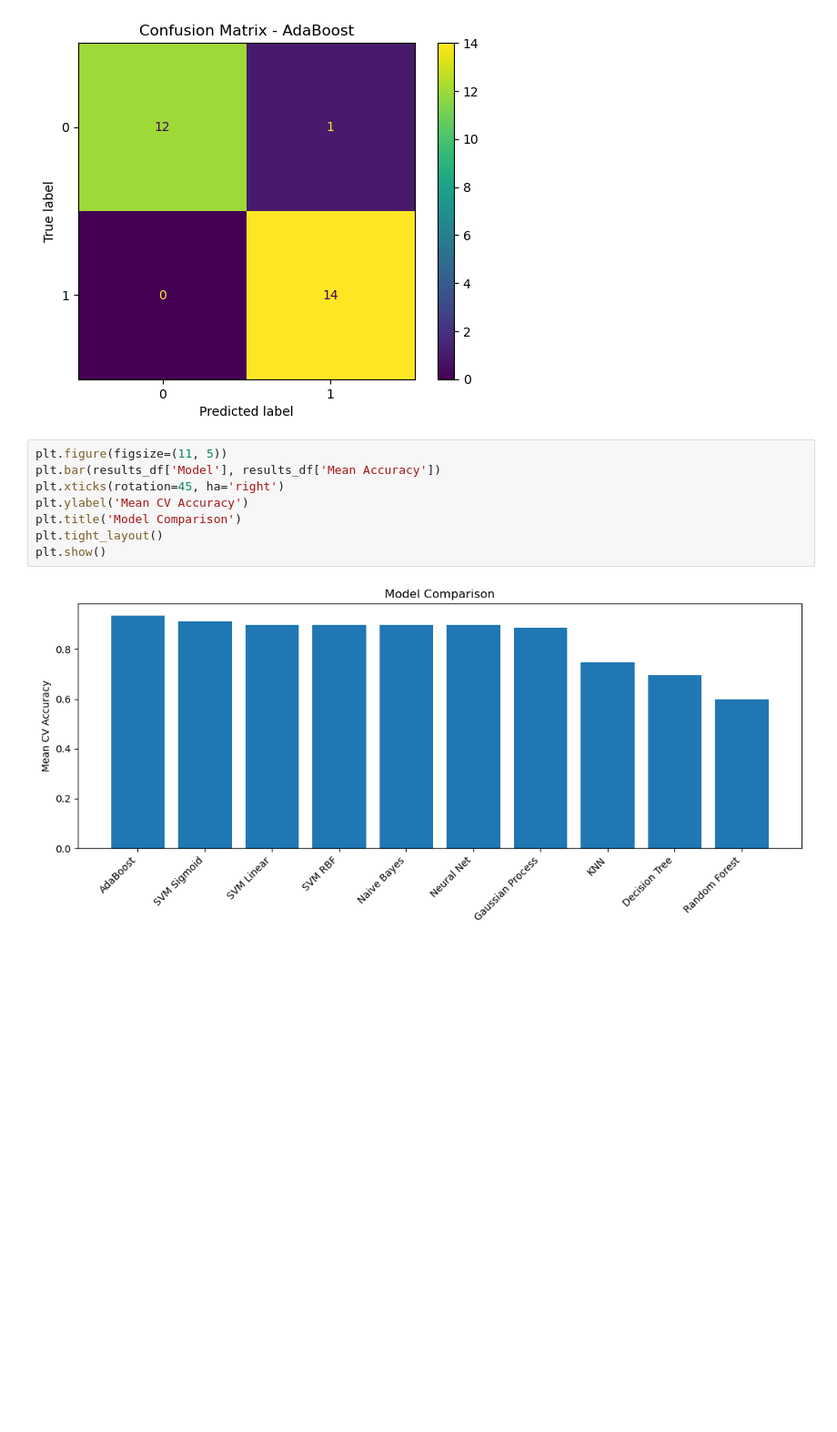
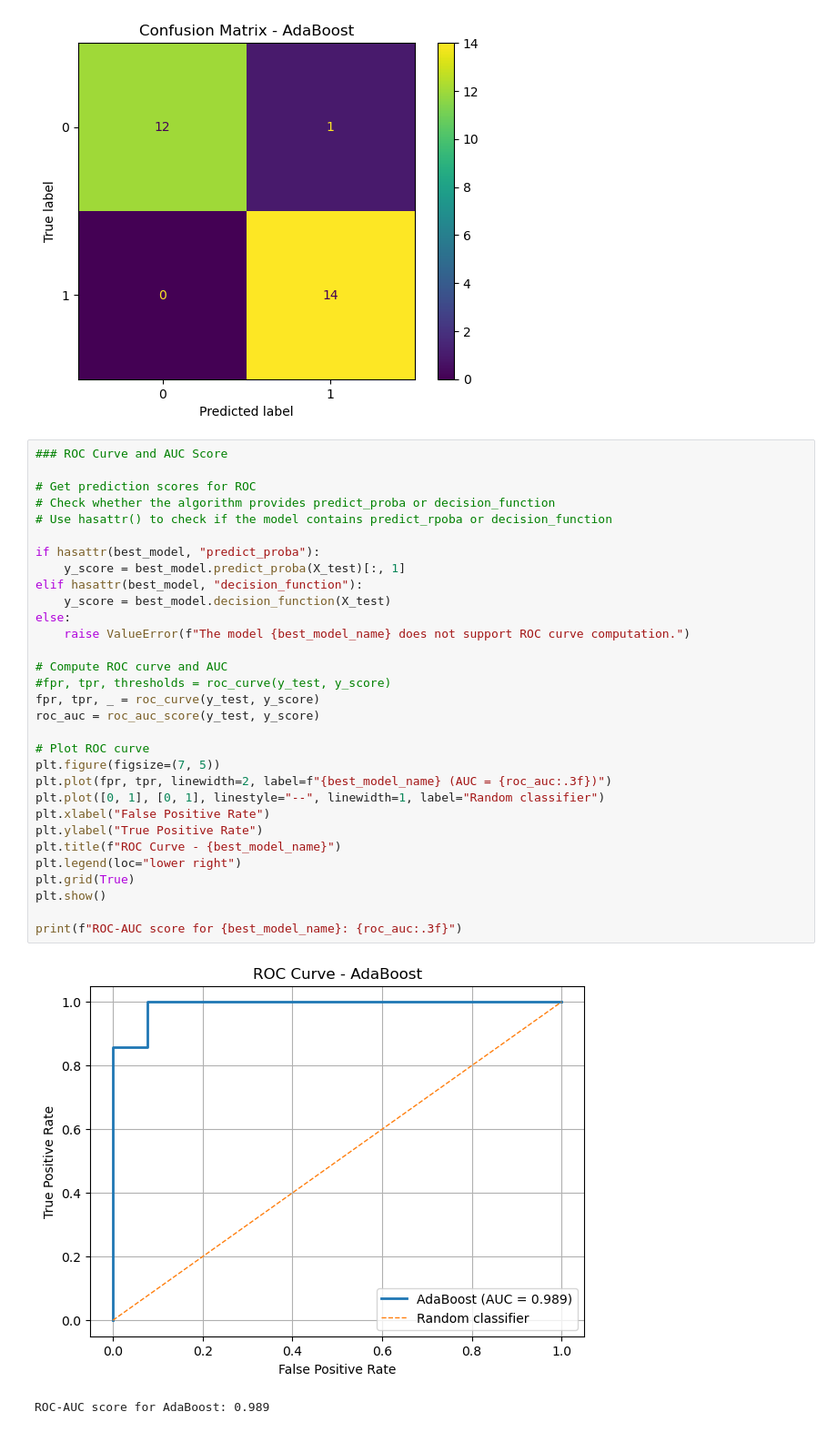
Before and after one commit to anto-silve/dna-promoter-classification, a Jupyter notebook: notebooks/dna_promoter_classification.ipynb, the cells around one changed output. Shown at 91% size. Saved outputs shown, nothing was run; the diff lists cells and outputs as text; blank space fills up the shorter version.

```diff
--- a/notebooks/dna_promoter_classification.ipynb
+++ b/notebooks/dna_promoter_classification.ipynb
@@ -319,14 +309,38 @@ plt.title(f"Confusion Matrix - {best_model_name}")
 plt.show()
 # %% [output]
 [figure]
-# %%
-plt.figure(figsize=(11, 5))
-plt.bar(results_df['Model'], results_df['Mean Accuracy'])
-plt.xticks(rotation=45, ha='right')
-plt.ylabel('Mean CV Accuracy')
-plt.title('Model Comparison')
-plt.tight_layout()
-plt.show()
-# %% [output]
-[figure, removed]
+# %%
+### ROC Curve and AUC Score
+
+# Get prediction scores for ROC
+# Check whether the algorithm provides predict_proba or decision_function
+# Use hasattr() to check if the model contains predict_rpoba or decision_function
+
+if hasattr(best_model, "predict_proba"):
+    y_score = best_model.predict_proba(X_test)[:, 1]
+elif hasattr(best_model, "decision_function"):
+    y_score = best_model.decision_function(X_test)
+else:
+    raise ValueError(f"The model {best_model_name} does not support ROC curve computation.")
+
+# Compute ROC curve and AUC
+#fpr, tpr, thresholds = roc_curve(y_test, y_score)
+fpr, tpr, _ = roc_curve(y_test, y_score)
+roc_auc = roc_auc_score(y_test, y_score)
+
+# Plot ROC curve
+plt.figure(figsize=(7, 5))
+plt.plot(fpr, tpr, linewidth=2, label=f"{best_model_name} (AUC = {roc_auc:.3f})")
+plt.plot([0, 1], [0, 1], linestyle="--", linewidth=1, label="Random classifier")
+plt.xlabel("False Positive Rate")
+plt.ylabel("True Positive Rate")
+plt.title(f"ROC Curve - {best_model_name}")
+plt.legend(loc="lower right")
+plt.grid(True)
+plt.show()
+
+print(f"ROC-AUC score for {best_model_name}: {roc_auc:.3f}")
+# %% [output]
+[figure, added]
+ROC-AUC score for AdaBoost: 0.989
 # %% [markdown]
```
Also changed, not shown: parts of 23 cells of this notebook, 1 other file.
